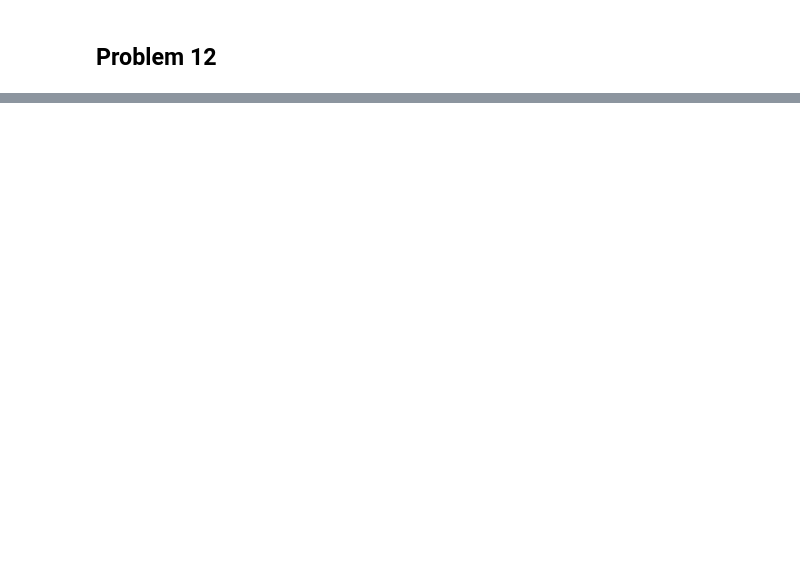
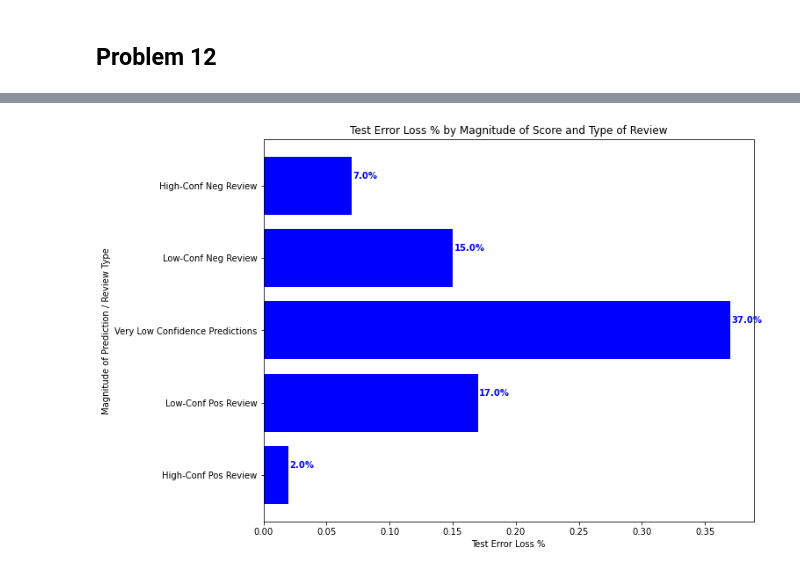
Before and after one commit to nyu-big-data/ds-masters, a Jupyter notebook: Spring-Term-2021/1003-Machine-Learning/Homework/HW-3/1003 HW 3 Dataset and Sparse Representation.ipynb, the cells around one changed output, grey strips where cells are left out. Cells and saved outputs as stored; diff of their text form; code cells hidden in the pictures; blank space fills up the shorter version.

```diff
--- a/Spring-Term-2021/1003-Machine-Learning/Homework/HW-3/1003 HW 3 Dataset and Sparse Representation.ipynb
+++ b/Spring-Term-2021/1003-Machine-Learning/Homework/HW-3/1003 HW 3 Dataset and Sparse Representation.ipynb
@@ -259,0 +243,4 @@ min(error_dict.values())
+# %%
+#Get w weight dictionary
+lambda_reg = min_error_lambda
+w_fast = fast_pegasos_algo(X_train,y_train, lambda_reg, 50)
@@ -259,0 +275,43 @@ min(error_dict.values())
+# %%
+data = [sentences,score_list,predicted_label,y_test,prediction_result,index_list]
+columns = dict(enumerate(['Sentence','Score','Predicted Label','True Label','Prediction Result','Index']))
+df = pd.DataFrame(data=data)
+df = df.T
+df.rename(columns=columns, inplace=True)
+df['Bin'] = pd.qcut(df['Score'],5, labels=False)
+# %%
+class_list = ['High-Conf Pos Review','Low-Conf Pos Review',
+              'Very Low Confidence Predictions','Low-Conf Neg Review','High-Conf Neg Review']
+
+high_conf_pos = df[(df['Bin']==4) & (df['Prediction Result']=='Wrong')]
+low_conf_pos = df[(df['Bin']==3) & (df['Prediction Result']=='Wrong')]
+middle_ground = df[(df['Bin']==2) & (df['Prediction Result']=='Wrong')]
+low_conf_neg = df[(df['Bin']==1) & (df['Prediction Result']=='Wrong')]
+high_conf_neg = df[(df['Bin']==0) & (df['Prediction Result']=='Wrong')]
+
+high_conf_pos_acc = len(high_conf_pos) / len(df[df['Bin']==4])
+low_conf_pos_acc =  len(low_conf_pos) / len(df[df['Bin']==3])
+middle_ground_acc =  len(middle_ground) / len(df[df['Bin']==2])
+low_conf_neg_acc =  len(low_conf_neg) / len(df[df['Bin']==1])
+high_conf_neg_acc =  len(high_conf_neg) / len(df[df['Bin']==0])
+
+percentage_error_arr = [high_conf_pos_acc,low_conf_pos_acc,
+                        middle_ground_acc,low_conf_neg_acc,high_conf_neg_acc]
+# %%
+x = class_list
+y = percentage_error_arr
+
+fig, ax = plt.subplots(figsize=(10,8))
+width = 0.75 # the width of the bars
+ind = np.arange(len(y))  # the x locations for the groups
+ax.barh(ind, y,color="blue")
+ax.set_yticks(ind)
+ax.set_yticklabels(x, minor=False)
+plt.title('Test Error Loss % by Magnitude of Score and Type of Review')
+plt.xlabel('Test Error Loss %')
+plt.ylabel('Magnitude of Prediction / Review Type')
+#plt.show()
+for i, v in enumerate(y):
+    ax.text(v+.001, i + .1, str(np.round(v*100,2))+'%', color='blue', fontweight='bold')
+# %% [output]
+[figure, added]
```
Also changed, not shown: parts of 24 cells of this notebook, 2 other files.
